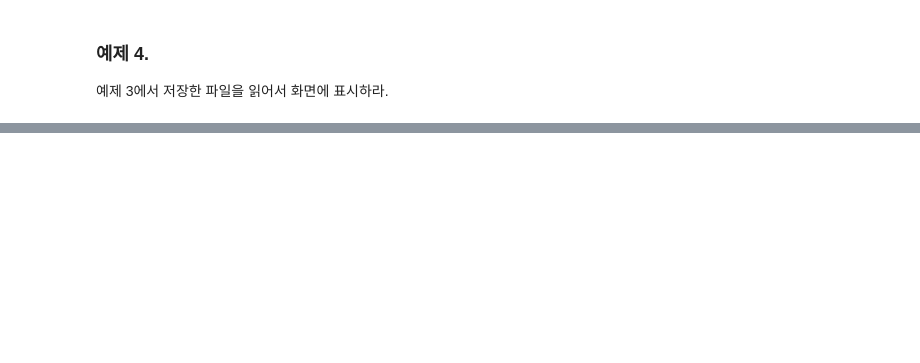
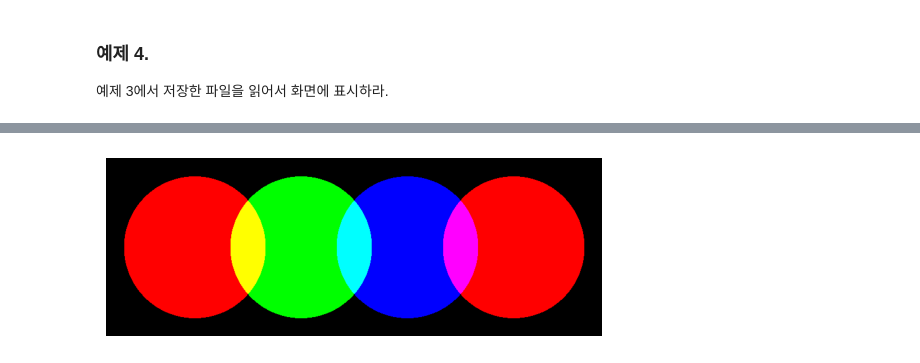
Before and after one commit to minjunkim0205/PythonScientificProgrammingBasics-SeophyungPark, a Jupyter notebook: Src/Final/Week12-1/PSP-2023-02-lab-9-00000000-name.ipynb, the cells around one changed output, grey strips where cells are left out. Drawn from its saved outputs; the diff is of its cells as text; code cells hidden in the pictures; blank space fills up the shorter version.

```diff
--- a/Src/Final/Week12-1/PSP-2023-02-lab-9-00000000-name.ipynb
+++ b/Src/Final/Week12-1/PSP-2023-02-lab-9-00000000-name.ipynb
@@ -108,4 +107,38 @@ plt.show()
 
 
 <img src='four_circles.png' width="50%"/>
+# %%
+# function
+def drawCircle(img, pos_y, pos_x, radius, RGB):
+    row = np.arange(img.shape[0]).reshape(-1,1)
+    col = np.arange(img.shape[1]).reshape(1,-1)
+
+    temp_img = np.zeros((img.shape[0], img.shape[1], img.shape[2]), dtype=np.uint8)
+    temp_img[(row-pos_y)**2 + (col-pos_x)**2 <= radius**2] += RGB
+
+    img += temp_img
+    return
+# color
+RED = np.array([255, 0, 0], dtype=np.uint8)
+GREEN = np.array([0, 255, 0], dtype=np.uint8)
+BLUE = np.array([0, 0, 255], dtype=np.uint8)
+# img size
+IMG_HEIGHT = 301
+IMG_WIDTH = 840
+img = np.zeros((IMG_HEIGHT, IMG_WIDTH, 3), dtype=np.uint8) # y_size, x_size, RGB(왼쪽 상단 {0, 0})
+'''
+img = np.zeros([IMG_HEIGHT, IMG_WIDTH, 3], dtype=np.uint8) # y_size, x_size, RGB(왼쪽 상단 {0, 0})
+()와 []의 차이점 질문
+'''
+# gap = 180px
+drawCircle(img, IMG_HEIGHT/2, 150, 120, RED) # pos(420, 150)
+drawCircle(img, IMG_HEIGHT/2, 330, 120, GREEN) # pos(420, 330)
+drawCircle(img, IMG_HEIGHT/2, 510, 120, BLUE) # pos(420, 510)
+drawCircle(img, IMG_HEIGHT/2, 690, 120, RED) # pos(420, 690)
+# plt.show
+plt.imshow(img)
+plt.axis('off')
+plt.show()
+# %% [output]
+[figure, added]
 # %% [markdown]
```
Also changed, not shown: parts of 9 cells of this notebook, 4 other files.
